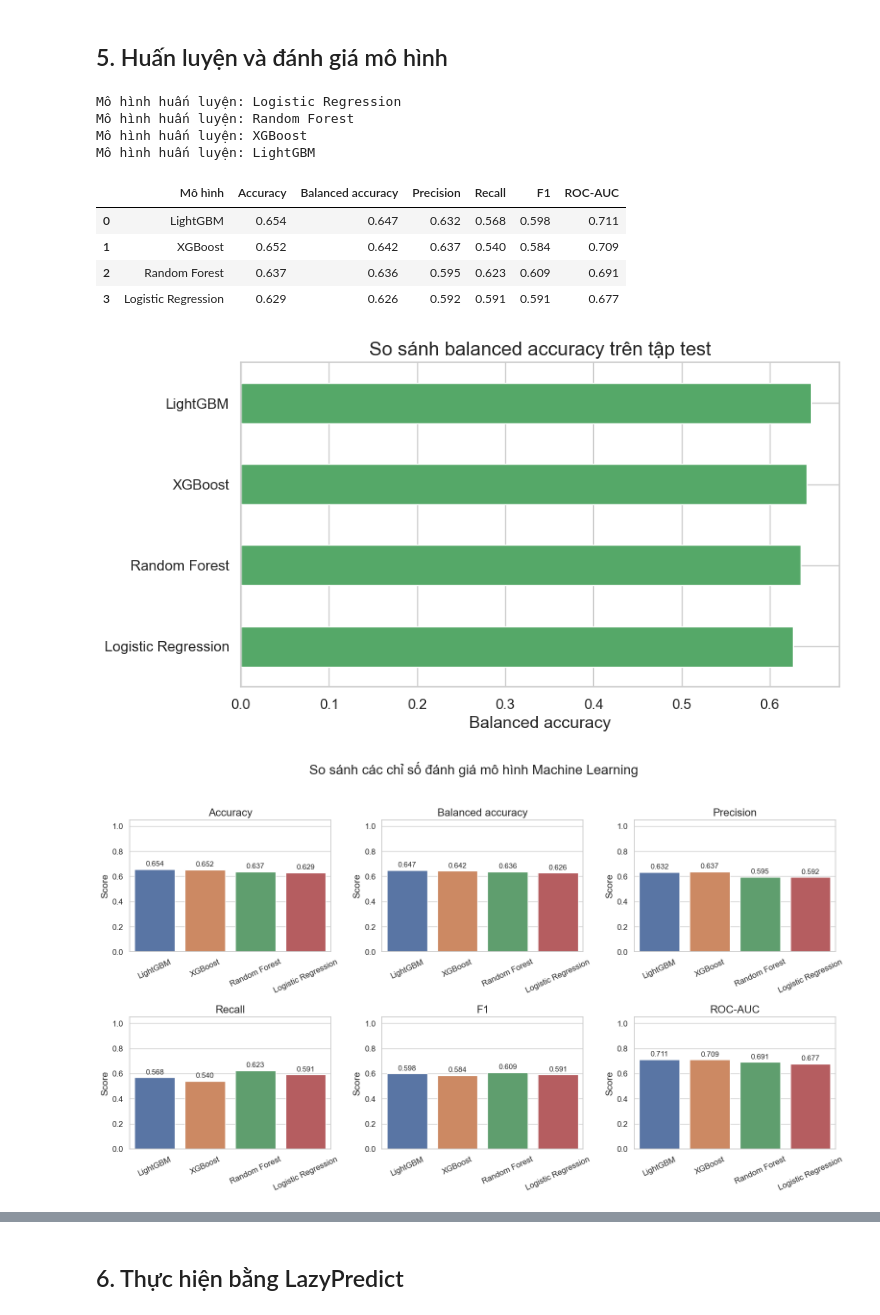
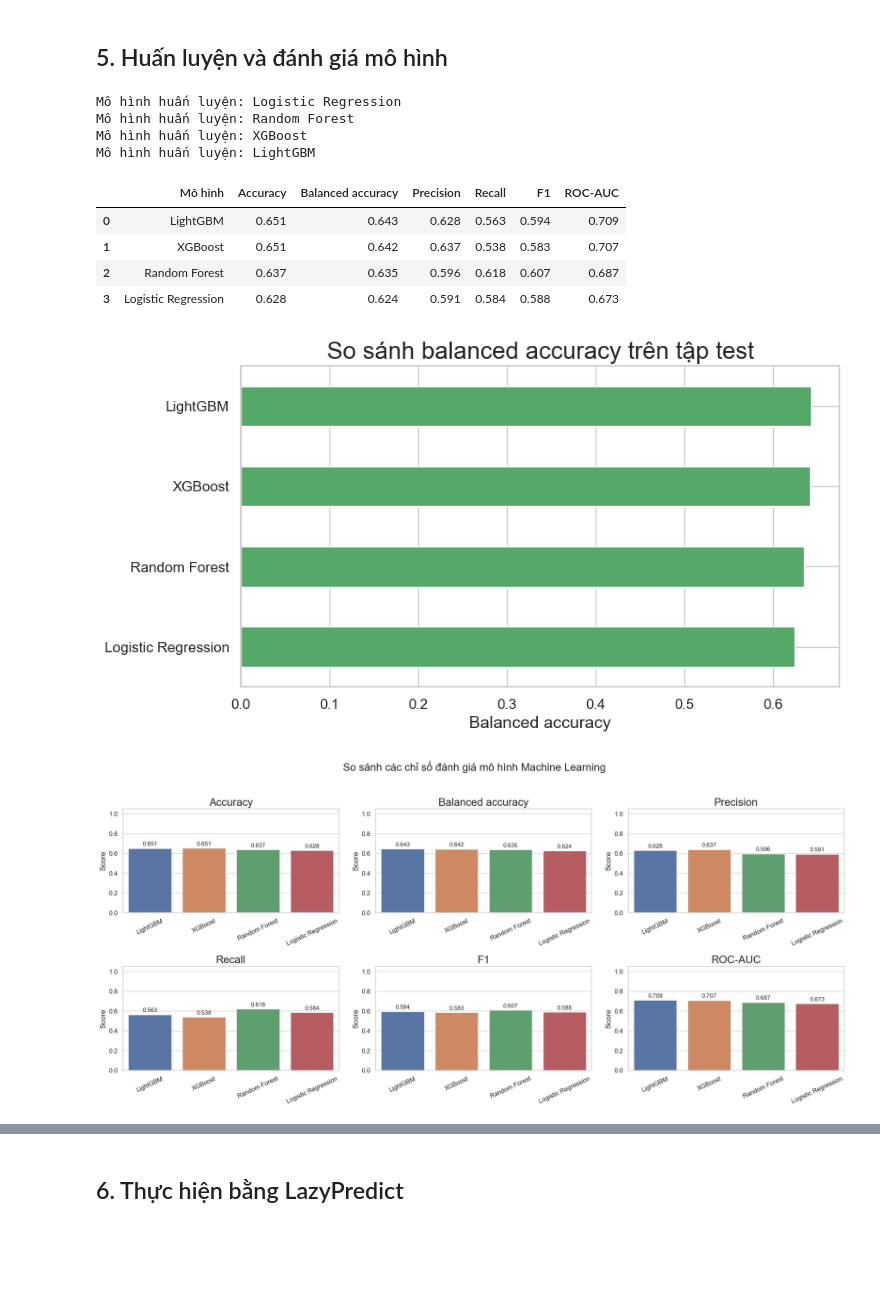
Before and after one commit to ThietBuiCong/BTL_PTDL, a Jupyter notebook: code/main_uci.ipynb, the cells around one changed output, grey strips where cells are left out. Drawn from its saved outputs; the diff is of its cells as text; code cells hidden in the pictures; blank space fills up the shorter version.

```diff
--- a/code/main_uci.ipynb
+++ b/code/main_uci.ipynb
@@ -139,15 +162,31 @@ Do đó, các mã chẩn đoán hợp lệ được giữ nguyên và mã hóa b
 ## 4. Làm sạch dữ liệu và mã hóa target
 # %%
 data = raw_data.copy()
-placeholder_count = int((data == "?").sum().sum())
-data.replace("?", "", inplace=True)
+placeholder_count = int((data == "?").sum().sum())# Xử lý ? sang Null
+print(placeholder_count)
 
-data.drop(columns=["weight"], inplace=True)
+missing_counts = (data == "?").sum()
+print(missing_counts[missing_counts > 0])
+missing_counts = missing_counts[missing_counts > 0]
+plt.figure(figsize=(12, 5))
+plt.bar(missing_counts.index, missing_counts.values)
+plt.title("Số lượng Missing Values theo từng Feature")
+plt.xlabel("Features")
+plt.ylabel("Number of Missing Values")
+plt.xticks(rotation=45, ha="right")
+plt.tight_layout()
+plt.show()
+
+data.replace("?", np.nan, inplace=True)
+
+print(data[data["weight"]=="?"].count())
+data.drop(columns=["weight"], inplace=True)# Bỏ cột weight do missing quá nhiều
+
 
 target = data["readmitted"].astype(str).str.strip().str.upper().ne("NO").astype("int8")
 patient_groups = data["patient_nbr"].copy()
 features = data.drop(columns=["readmitted", "encounter_id", "patient_nbr"])
-features.replace(r"^\s*$", np.nan, regex=True, inplace=True)
+features.info()
 
 numeric_features = features.select_dtypes(include="number").columns.tolist()
 categorical_features = features.select_dtypes(exclude="number").columns.tolist()
@@ -160,4 +199,9 @@ train_patients = set(patient_groups.iloc[train_indices])
 test_patients = set(patient_groups.iloc[test_indices])
 print(f"Tập train train: {len(X_train):,} dòng; tập test: {len(X_test):,} dòng")
 print(f"{len(train_patients & test_patients)}")
+print("Train:")
+print(y_train.value_counts(normalize=True) * 100)
+
+print("\nTest:")
+print(y_test.value_counts(normalize=True) * 100)
 # %% [output]
@@ -171,7 +240,7 @@ numeric_transformer = Pipeline([
     ("scaler", StandardScaler()),
 ])
 categorical_transformer = Pipeline([
-    ("imputer", SimpleImputer(strategy="constant", fill_value="Unknown")),
+    ("imputer", SimpleImputer(strategy="most_frequent")),
     ("onehot", OneHotEncoder(handle_unknown="ignore", sparse_output=True)),
 ])
 preprocessor = ColumnTransformer(
@@ -257,36 +326,36 @@ for ax, metric in zip(axes.flat, metrics):
         hue="Mô hình",
         legend=False,
         palette="deep"
     )
 
     ax.set_title(metric, fontsize=20)
     ax.set_xlabel("")
     ax.set_ylabel("Score", fontsize=14)
     ax.set_ylim(0, 1.05)
     ax.tick_params(axis="x", rotation=25, labelsize=12)
     ax.tick_params(axis="y", labelsize=12)
 
     # Hiển thị giá trị trên đầu cột
     for container in ax.containers:
         ax.bar_label(container, fmt="%.3f", padding=3, fontsize=11)
 
 plt.suptitle(
     "So sánh các chỉ số đánh giá mô hình Machine Learning",
     fontsize=20,
     y=1.02
 )
 
 plt.tight_layout()
 plt.show()
 # %% [output]
 Mô hình huấn luyện: Logistic Regression
 Mô hình huấn luyện: Random Forest
 Mô hình huấn luyện: XGBoost
 Mô hình huấn luyện: LightGBM
 |  | Mô hình | Accuracy | Balanced accuracy | Precision | Recall | F1 | ROC-AUC |
-| 0 | LightGBM | 0.654 | 0.647 | 0.632 | 0.568 | 0.598 | 0.711 |
-| 1 | XGBoost | 0.652 | 0.642 | 0.637 | 0.540 | 0.584 | 0.709 |
-| 2 | Random Forest | 0.637 | 0.636 | 0.595 | 0.623 | 0.609 | 0.691 |
-| 3 | Logistic Regression | 0.629 | 0.626 | 0.592 | 0.591 | 0.591 | 0.677 |
+| 0 | LightGBM | 0.651 | 0.643 | 0.628 | 0.563 | 0.594 | 0.709 |
+| 1 | XGBoost | 0.651 | 0.642 | 0.637 | 0.538 | 0.583 | 0.707 |
+| 2 | Random Forest | 0.637 | 0.635 | 0.596 | 0.618 | 0.607 | 0.687 |
+| 3 | Logistic Regression | 0.628 | 0.624 | 0.591 | 0.584 | 0.588 | 0.673 |
-[figure, old version]
+[figure, new version]
-[figure, old version]
+[figure, new version]
```
Also changed, not shown: parts of 5 cells of this notebook, 15 other files.
